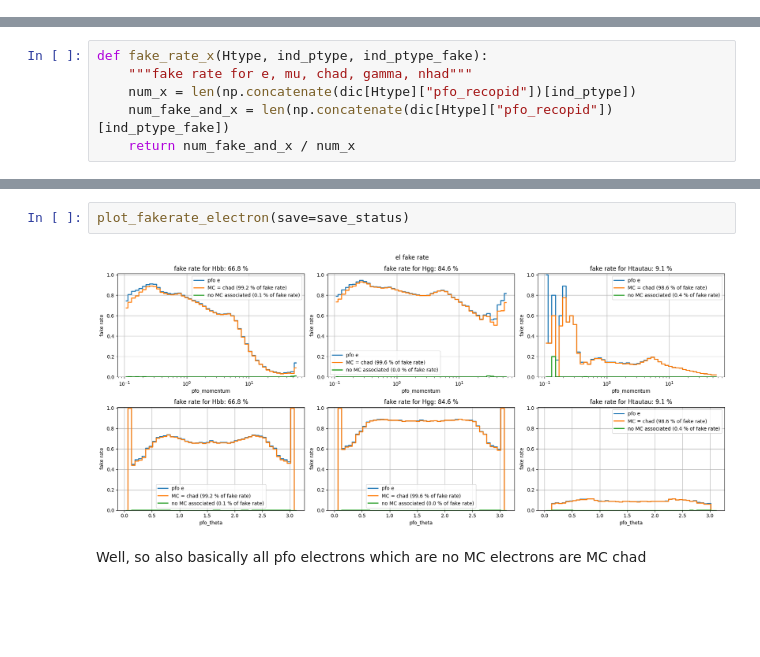
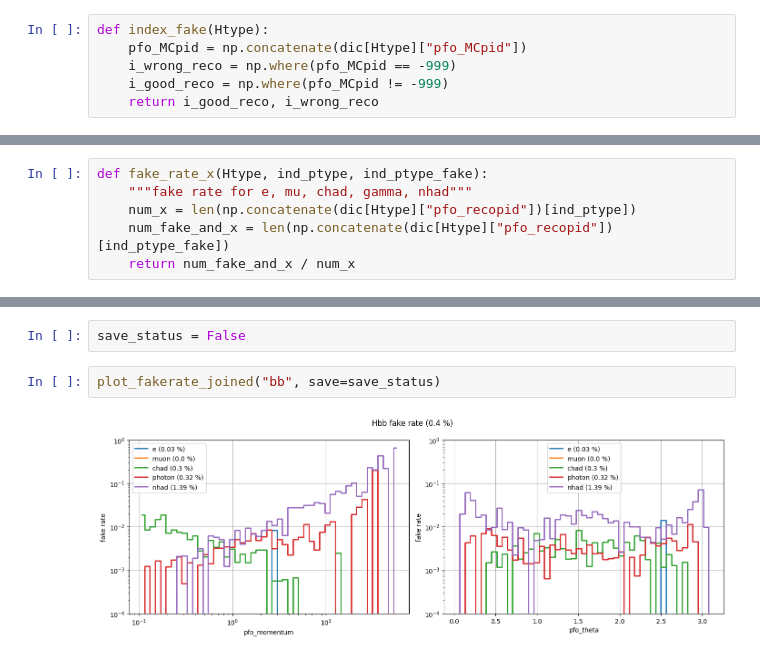
Before and after one commit to saracreates/TaggingResults, a Jupyter notebook: trackPFOcheck_PFOfakerate.ipynb, the cells around one changed output, grey strips where cells are left out. Saved outputs shown, nothing was run; the diff lists cells and outputs as text; blank space fills up the shorter version.

```diff
--- a/trackPFOcheck_PFOfakerate.ipynb
+++ b/trackPFOcheck_PFOfakerate.ipynb
@@ -82,3 +65,9 @@ def index_good_reco(Htype, ignore_sign=False):
+# %%
+def index_fake(Htype):
+    pfo_MCpid = np.concatenate(dic[Htype]["pfo_MCpid"])
+    i_wrong_reco = np.where(pfo_MCpid == -999)
+    i_good_reco = np.where(pfo_MCpid != -999)
+    return i_good_reco, i_wrong_reco
 # %%
 np.unique(np.concatenate(dic["bb"]["pfo_MCpid"]), return_counts=True)
 # %% [output]
@@ -462,6 +244,6 @@ def plot_fakerate_electron(log_p = True, save=False):
+# %%
+save_status = False
 # %%
-plot_fakerate_electron(save=save_status)
+plot_fakerate_joined("bb", save=save_status)
 # %% [output]
-[figure, old version]
+[figure, new version]
-# %% [markdown]
-Well, so also basically all pfo electrons which are no MC electrons are MC chad
```
Also changed, not shown: parts of 29 cells of this notebook, 4 other files.
